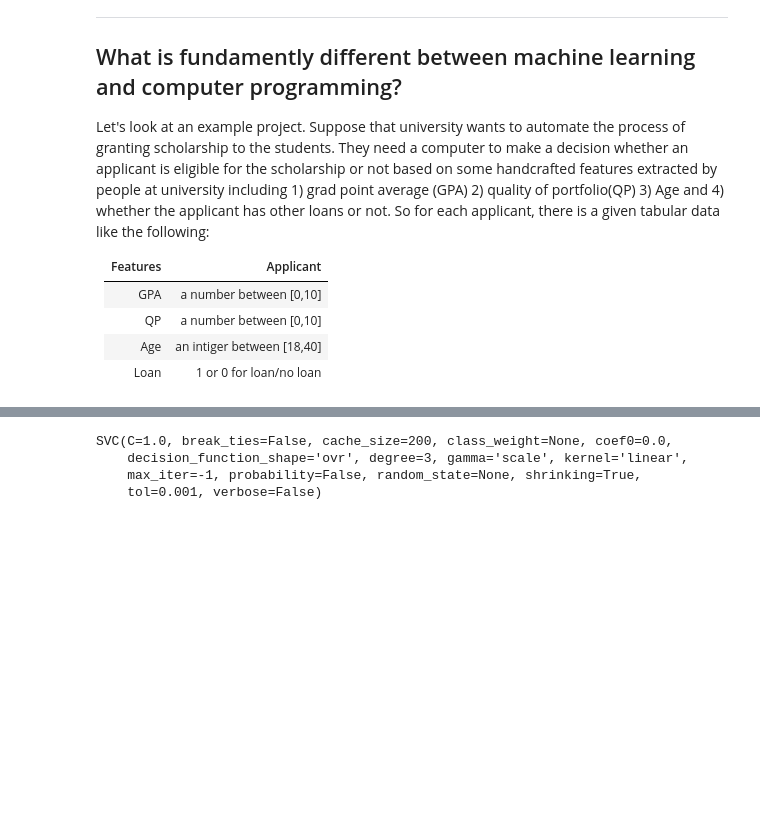
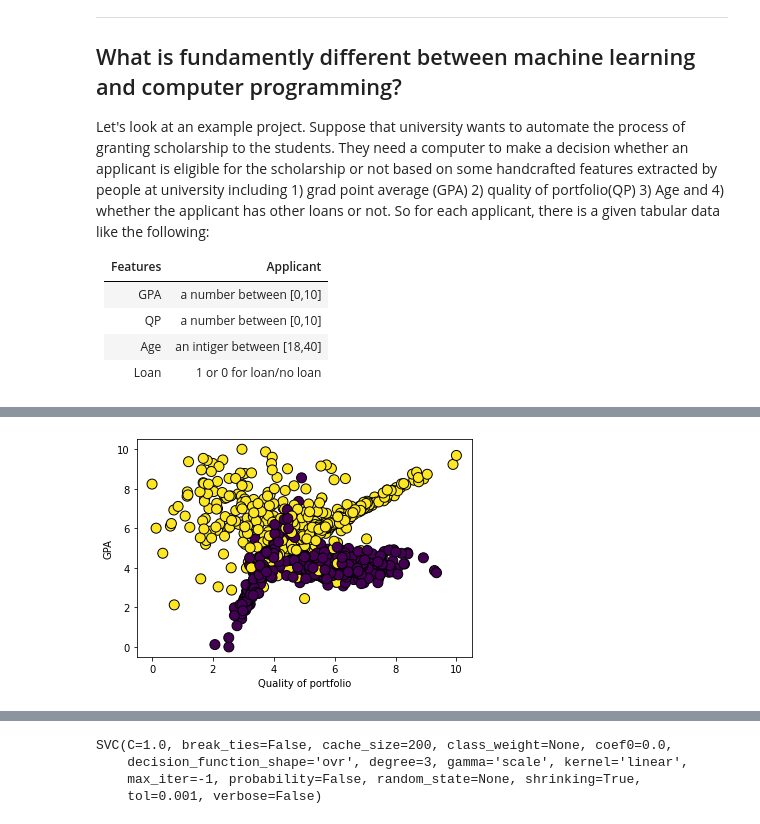
Before and after one commit to seyrankhademi/Introduction2AI, a Jupyter notebook: linear_vs_mlp.ipynb, the cells around one changed output, grey strips where cells are left out. Saved outputs shown, nothing was run; the diff lists cells and outputs as text; code cells hidden in the pictures; blank space fills up the shorter version.

```diff
--- a/linear_vs_mlp.ipynb
+++ b/linear_vs_mlp.ipynb
@@ -62,2 +82,16 @@ Final score for the applicant is 6.800000000000001
+# %%
+# generate syntatic data with two features (GPA and QP) and two class labels (sucsesful or not)
+from sklearn.datasets import make_moons, make_circles, make_classification,make_gaussian_quantiles
+import matplotlib.pyplot as plt
+
+data,labels =  make_classification(n_samples=1000, n_features=2, n_informative=2, n_redundant=0, n_clusters_per_class=2, class_sep=0.9, random_state=42)
+scaler = MinMaxScaler(feature_range=(0, 10))
+data_scaled = scaler.fit_transform(data)
+plt.scatter(data_scaled [:, 0], data_scaled [:, 1], marker='o', c=labels, s=100, edgecolor='k')
+plt.xlabel('Quality of portfolio')
+plt.ylabel('GPA')
+plt.show()
+# %% [output]
+[figure, added]
 # %%
 import matplotlib.pyplot as plt
```
Also changed, not shown: parts of 7 cells of this notebook.
